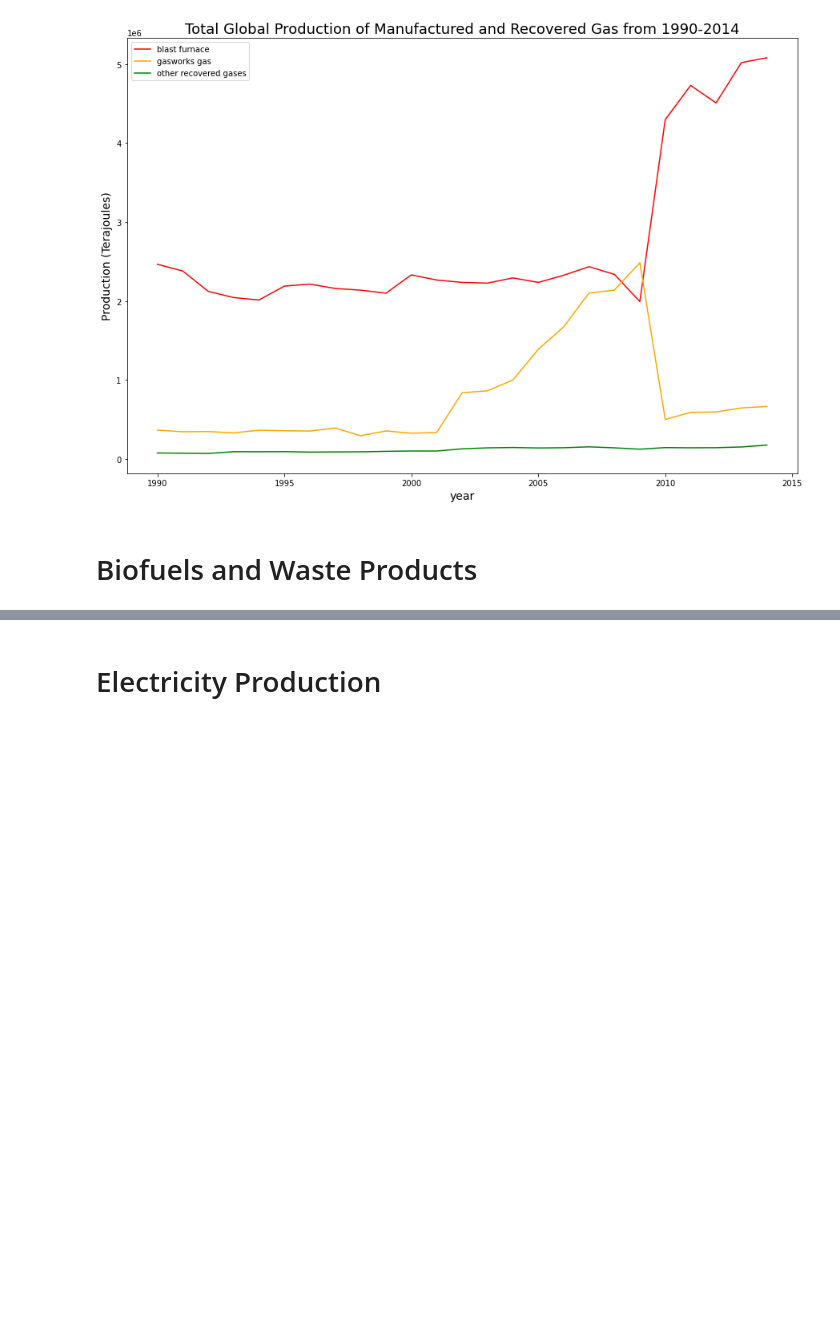
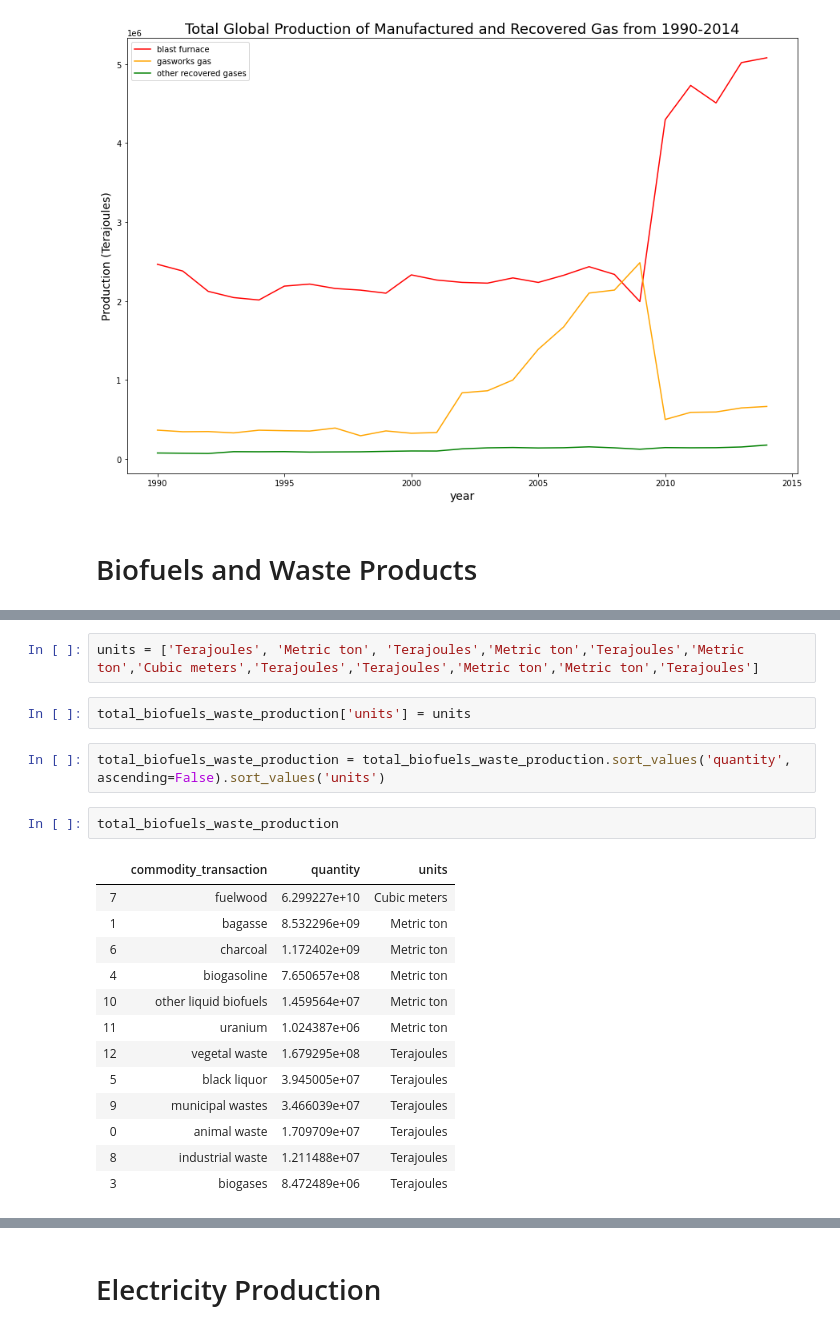
Before and after one commit to philipayazi/International-Energy-Statistics, a Jupyter notebook: International_Energy_Statistics.ipynb, the cells around one changed output, grey strips where cells are left out. Drawn from its saved outputs; the diff is of its cells as text; blank space fills up the shorter version.

```diff
--- a/International_Energy_Statistics.ipynb
+++ b/International_Energy_Statistics.ipynb
@@ -665,0 +701,22 @@ Biofuels_Waste_df.head()
+# %%
+units = ['Terajoules', 'Metric ton', 'Terajoules','Metric ton','Terajoules','Metric ton','Cubic meters','Terajoules','Terajoules','Metric ton','Metric ton','Terajoules']
+# %%
+total_biofuels_waste_production['units'] = units
+# %%
+total_biofuels_waste_production = total_biofuels_waste_production.sort_values('quantity', ascending=False).sort_values('units')
+# %%
+total_biofuels_waste_production
+# %% [output]
+|  | commodity_transaction | quantity | units |
+| 7 | fuelwood | 6.299227e+10 | Cubic meters |
+| 1 | bagasse | 8.532296e+09 | Metric ton |
+| 6 | charcoal | 1.172402e+09 | Metric ton |
+| 4 | biogasoline | 7.650657e+08 | Metric ton |
+| 10 | other liquid biofuels | 1.459564e+07 | Metric ton |
+| 11 | uranium | 1.024387e+06 | Metric ton |
+| 12 | vegetal waste | 1.679295e+08 | Terajoules |
+| 5 | black liquor | 3.945005e+07 | Terajoules |
+| 9 | municipal wastes | 3.466039e+07 | Terajoules |
+| 0 | animal waste | 1.709709e+07 | Terajoules |
+| 8 | industrial waste | 1.211488e+07 | Terajoules |
+| 3 | biogases | 8.472489e+06 | Terajoules |
```
Also changed, not shown: parts of 13 cells of this notebook.
